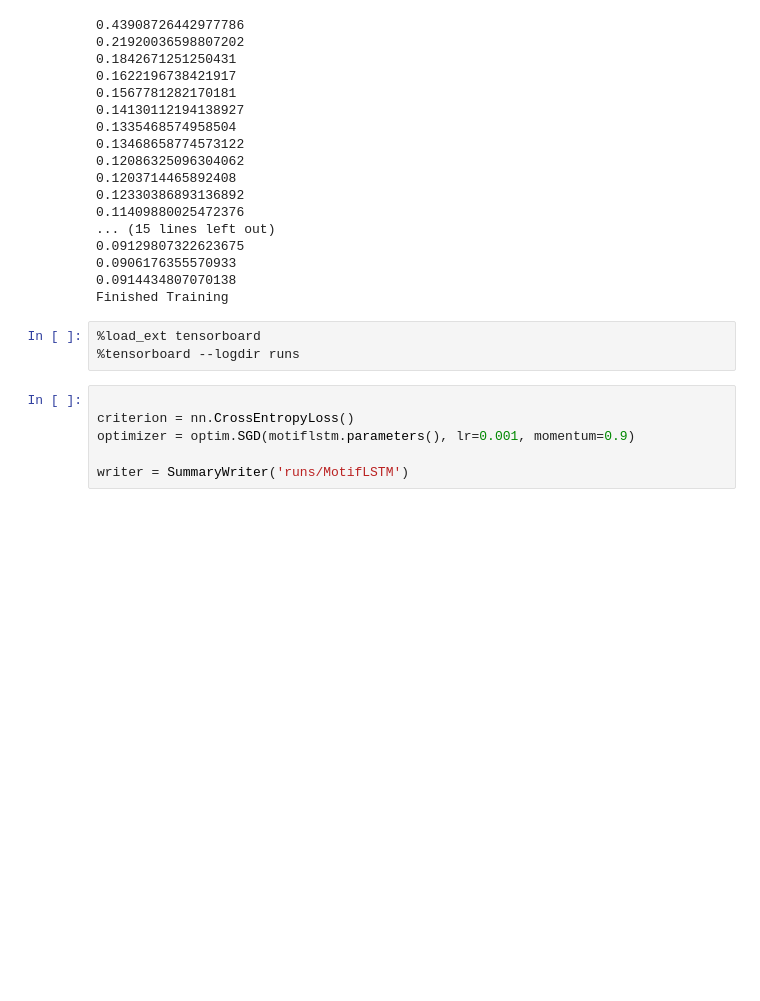
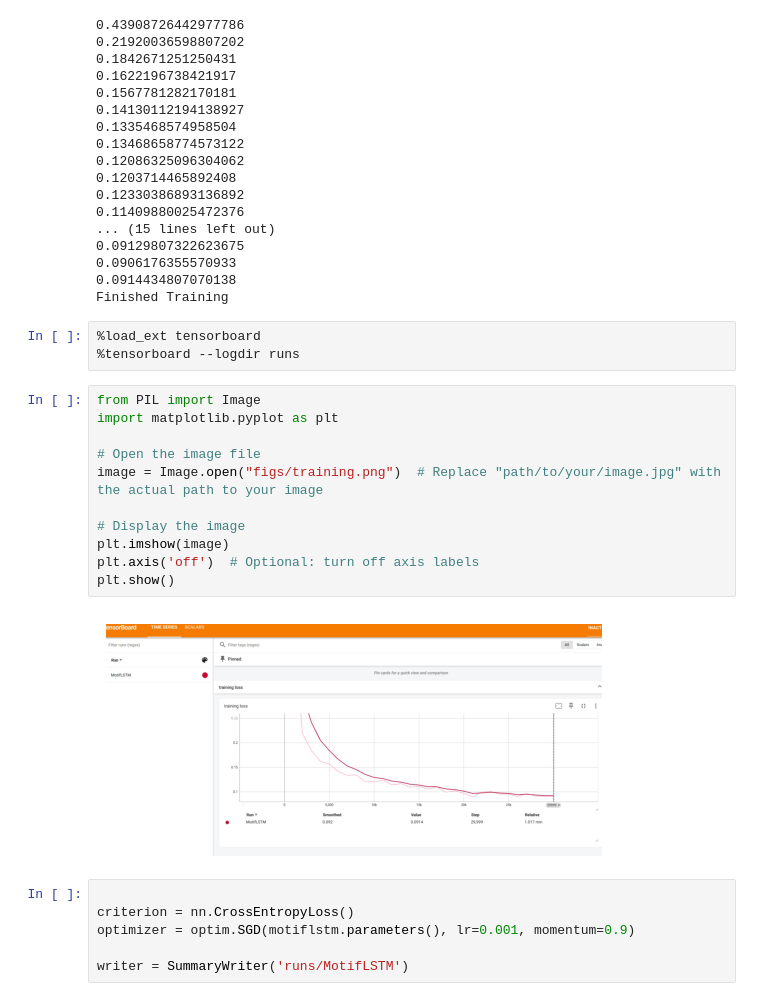
Before and after one commit to Radar-Lei/Motif-guided, a Jupyter notebook: 02_Motif_guided_bayesian.ipynb, the cells around one changed output. Drawn from its saved outputs; the diff is of its cells as text; blank space fills up the shorter version.

```diff
--- a/02_Motif_guided_bayesian.ipynb
+++ b/02_Motif_guided_bayesian.ipynb
@@ -208,6 +208,19 @@ Finished Training
 # %%
 %load_ext tensorboard
 %tensorboard --logdir runs
+# %%
+from PIL import Image
+import matplotlib.pyplot as plt
+
+# Open the image file
+image = Image.open("figs/training.png")  # Replace "path/to/your/image.jpg" with the actual path to your image
+
+# Display the image
+plt.imshow(image)
+plt.axis('off')  # Optional: turn off axis labels
+plt.show()
+# %% [output]
+[figure, added]
 # %%
 
 criterion = nn.CrossEntropyLoss()
```
